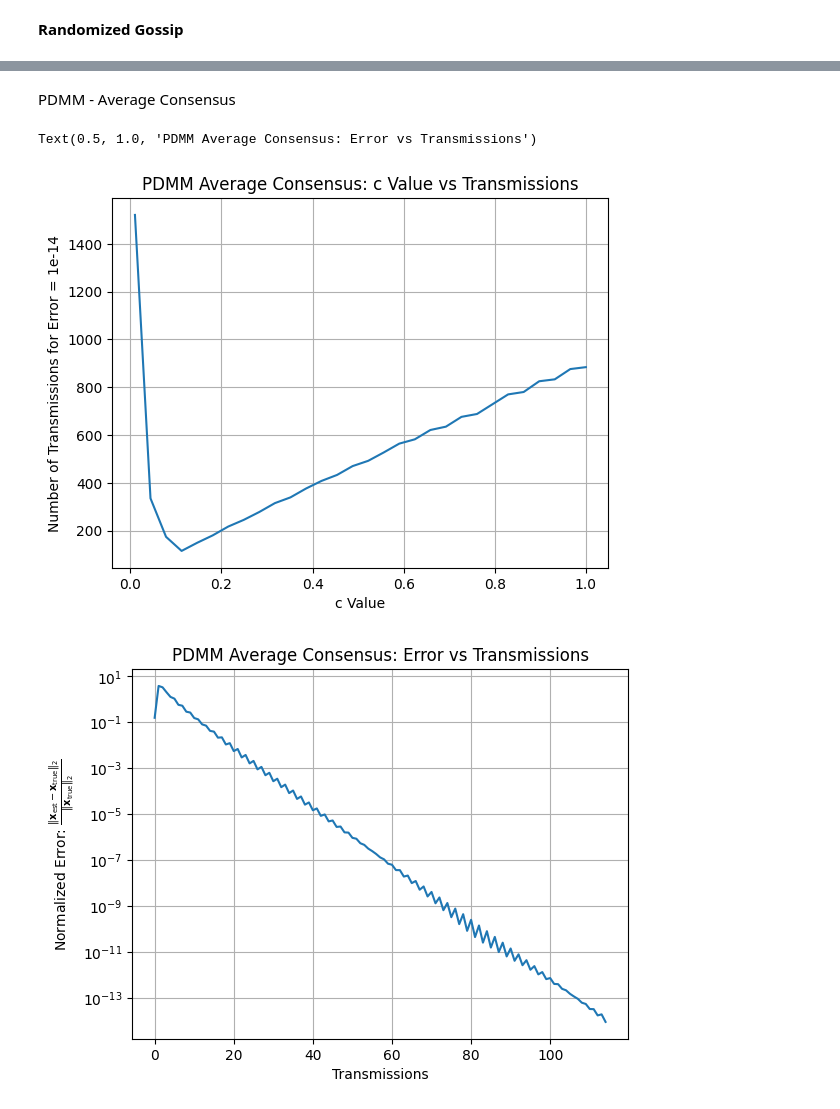
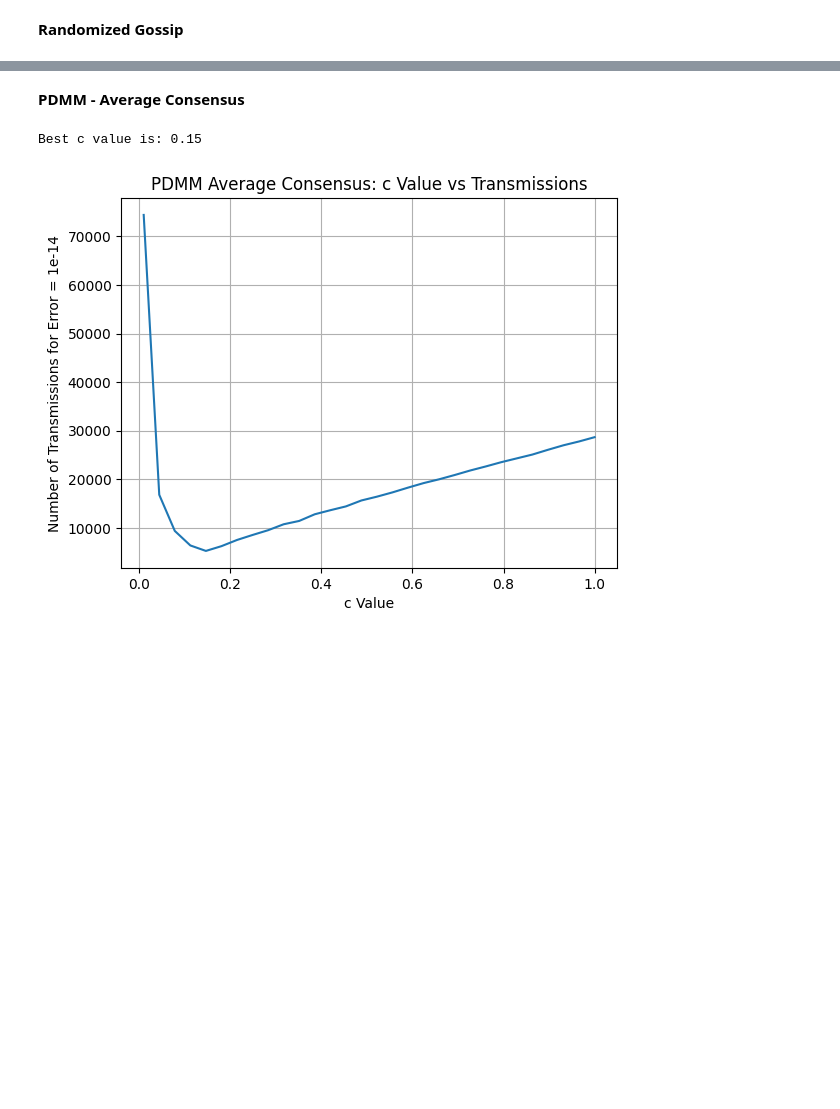
Before and after one commit to josephine-king/EE4540_Project, a Jupyter notebook: distributed_project.ipynb, the cells around one changed output, grey strips where cells are left out. Cells and saved outputs as stored; diff of their text form; code cells hidden in the pictures; blank space fills up the shorter version.

Commit message:
adding PDMM algorithm

```diff
--- a/distributed_project.ipynb
+++ b/distributed_project.ipynb
@@ -13,7 +13,7 @@ FIELD_RANGE = np.array([[0, FIELD_SIZE], [0, FIELD_SIZE]])
 # True measurement function
 field_function = get_field_function()
 
-COMM_RANGE = 30
+COMM_RANGE = 40
 NUM_SENSORS = calculate_num_sensors(COMM_RANGE, FIELD_SIZE, 2)
 print("Selected number of sensors:", NUM_SENSORS)
 # %% [output]
@@ -170,7 +162,10 @@ The optimal P matrix is better than the uniform distribution.
 # %% [markdown]
-PDMM - Average Consensus
+**PDMM - Average Consensus**
 # %%
-def pdmm_average(adjacency_matrix, sensor_measurements, c, num_iter):
+# PDMM average consensus algorithm
+# TODO: Figure out unicast vs. broadcast implementation
+def pdmm_average(adjacency_matrix, sensor_measurements, c, broadcast = False, num_iter = 2000):
+
     n = adjacency_matrix.shape[0]
     # Initialize variables
     x = sensor_measurements.copy()
@@ -182,9 +177,12 @@ def pdmm_average(adjacency_matrix, sensor_measurements, c, num_iter):
     for i in range(n):
         for j in range(n):
             if adjacency_matrix[i, j] > 0:
-                z[(i, j)] = sensor_measurements[i]
+                # TODO: not sure how to initialize z
+                z[(i, j)] = 0 #sensor_measurements[i]
 
     iter = 0
+    transmission = 0
+    transmissions = [transmission]
     while iter < num_iter and error_val > 1e-14:
 
         for i in range(n):
@@ -194,62 +192,60 @@ def pdmm_average(adjacency_matrix, sensor_measurements, c, num_iter):
             neighbors_idx = np.where(adjacency_matrix[i, :] > 0)[0]
             # Loop through neighbors
             for j in neighbors_idx:
-                if i < j:
-                    A = 1
-                else:
-                    A = -1
+                A = 1 if i < j else -1
                 x[i] -= A * z[(i, j)]
             x[i] /= (1 + c * len(neighbors_idx))
 
             # y update
             for j in neighbors_idx:
-                if i < j:
-                    A = 1
-                else:
-                    A = -1
+                A = 1 if i < j else -1
                 y[(i, j)] = z[(i, j)] + 2 * c * A * x[i]
 
-        # Transmit variables
-
         # Update auxiliary variables
+        # TODO: Figure out broadcast vs unicast
+        z_prev = z.copy()
         for i in range(n):
             neighbors_idx = np.where(adjacency_matrix[i, :] > 0)[0]
             for j in neighbors_idx:
-                z[(j, i)] = y[(i, j)]
+                if (broadcast == False):
+                    z[(j, i)] = y[(i, j)]
+                    # Node specific transmission
+                    transmission += 1
+                else:
+                    A = 1 if i < j else -1
+                    z[(j, i)] = z_prev[(i, j)] + 2 * c * A * x[i]
+            if (broadcast == True):
+                # Common transmission
+                transmission += 1
 
         # Calculate error
         error_val = calculate_error(x, x_true)
         error_vals.append(error_val)
+        transmissions.append(transmission)
 
         iter += 1
 
-    return error_vals, x
+    return error_vals, transmissions, x
 
 # Run PDMM average consensus for different values of c
 c_vals = np.linspace(0.01, 1, 30)
 num_transmissions = []
 for c in c_vals:
-    error_vals, x = pdmm_average(adjacency_matrix, sensor_measurements, c, 2000)
-    num_transmissions.append(len(error_vals))
+    error_vals, transmissions, x = pdmm_average(adjacency_matrix, sensor_measurements, c, broadcast=True)
+    num_transmissions.append(transmissions[-1])
+best_c = c_vals[np.argmin(num_transmissions)]
+print("Best c value is:", np.round(best_c, 2))
 
 fig = plt.figure()
 plt.plot(c_vals, num_transmissions, label='Number of Transmissions')
 plt.grid(True)
 plt.xlabel("c Value")
 plt.ylabel("Number of Transmissions for Error = 1e-14")
 plt.title("PDMM Average Consensus: c Value vs Transmissions")
 
-# Get the best value of c and plot the error
-best_c = c_vals[np.argmin(num_transmissions)]
-error_vals, x = pdmm_average(adjacency_matrix, sensor_measurements, best_c, 2000)
-
-fig = plt.figure()
-plt.semilogy(error_vals, label=f'c={c:.2f}')
-plt.grid(True)
-plt.xlabel("Transmissions")
-plt.ylabel(r"Normalized Error: $\frac{\|\mathbf{x}_{\mathrm{est}} - \mathbf{x}_{\mathrm{true}}\|_2}{\|\mathbf{x}_{\mathrm{true}}\|_2}$")
-plt.title("PDMM Average Consensus: Error vs Transmissions")
+# Run PDMM with both broadcast and unicast protocols
+error_vals_pu, transmissions_pu, x_pu = pdmm_average(adjacency_matrix, sensor_measurements, best_c, broadcast = False)
+error_vals_pb, transmissions_pb, x_pb = pdmm_average(adjacency_matrix, sensor_measurements, best_c, broadcast = True)
 # %% [output]
-Text(0.5, 1.0, 'PDMM Average Consensus: Error vs Transmissions')
+Best c value is: 0.15
-[figure, old version]
+[figure, new version]
-[figure, removed]
```
Also changed, not shown: parts of 5 cells of this notebook.
